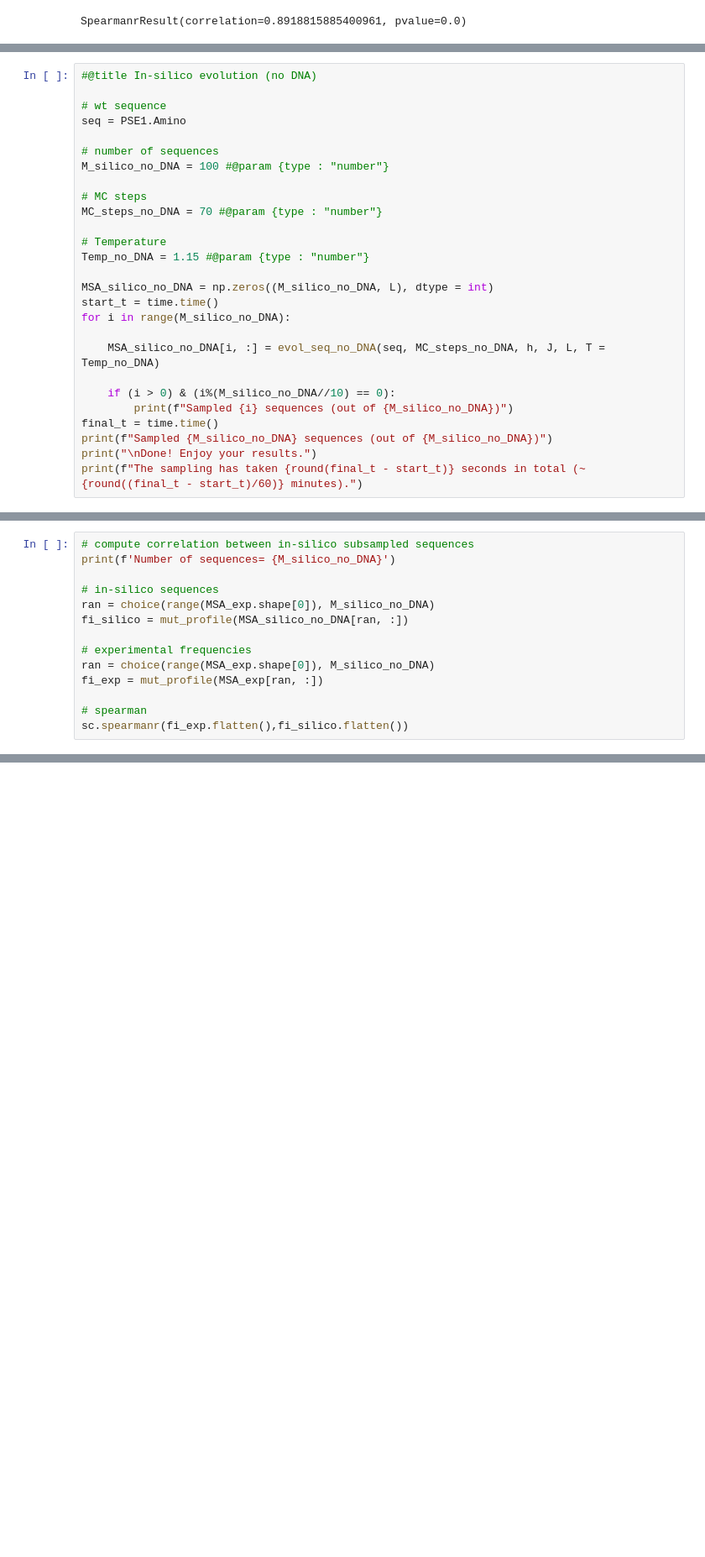
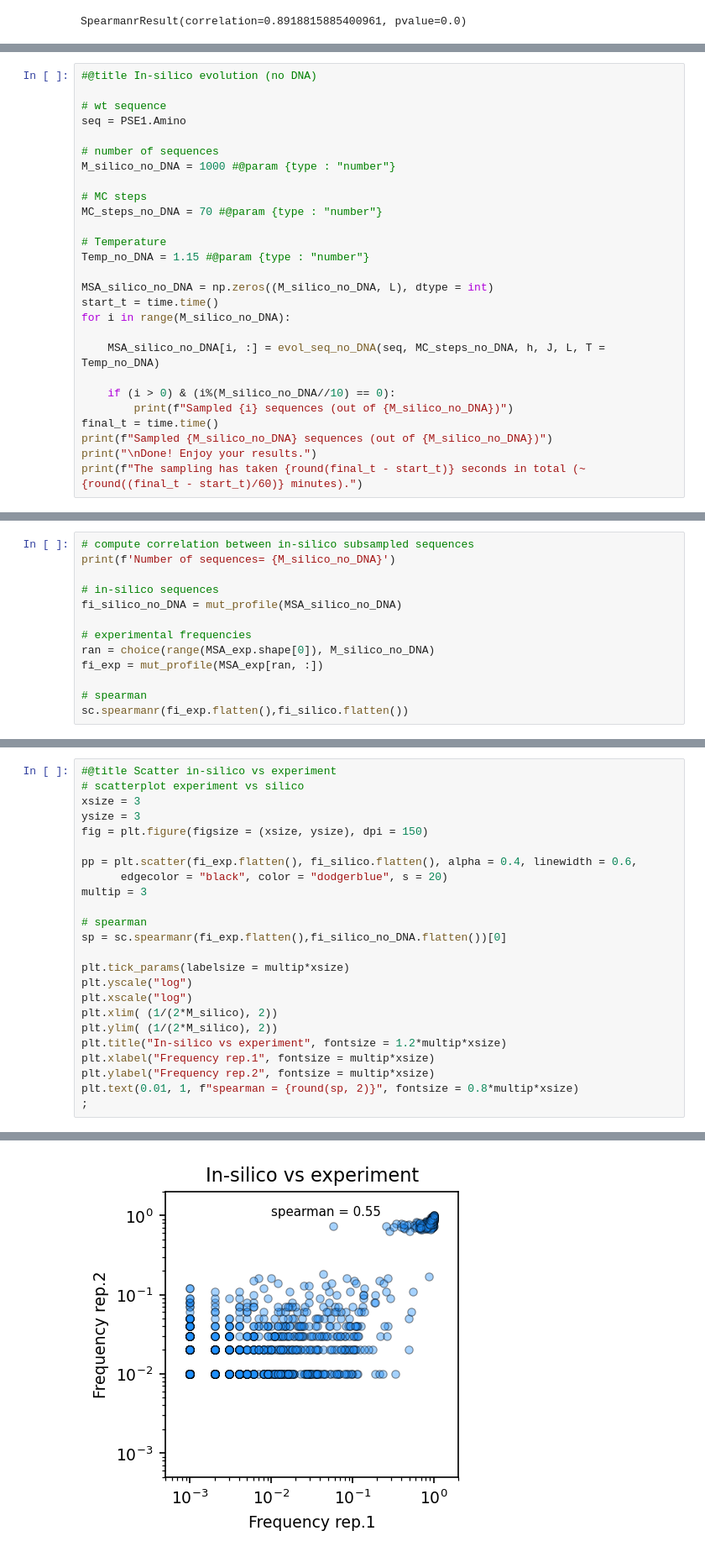
Before and after one commit to matteobisardi/ALGOSB_2021_tutorial, a Jupyter notebook: src/plmDCA_and_evolution.ipynb, the cells around one changed output, grey strips where cells are left out. Shown at 84% size. Drawn from its saved outputs; the diff is of its cells as text; blank space fills up the shorter version.

```diff
--- a/src/plmDCA_and_evolution.ipynb
+++ b/src/plmDCA_and_evolution.ipynb
@@ -1232,7 +1232,7 @@ You can play around with many parameters:
 seq = PSE1.Amino
 
 # number of sequences
-M_silico_no_DNA = 100 #@param {type : "number"}
+M_silico_no_DNA = 1000 #@param {type : "number"}
 
 # MC steps
 MC_steps_no_DNA = 70 #@param {type : "number"}
@@ -1271,8 +1271,7 @@ The sampling has taken 33 seconds in total (~ 1 minutes).
 print(f'Number of sequences= {M_silico_no_DNA}')
 
 # in-silico sequences
-ran = choice(range(MSA_exp.shape[0]), M_silico_no_DNA)
-fi_silico = mut_profile(MSA_silico_no_DNA[ran, :])
+fi_silico_no_DNA = mut_profile(MSA_silico_no_DNA)
 
 # experimental frequencies
 ran = choice(range(MSA_exp.shape[0]), M_silico_no_DNA)
@@ -1285,0 +1285,25 @@ IndexError: ignored
+# %%
+#@title Scatter in-silico vs experiment
+# scatterplot experiment vs silico
+xsize = 3
+ysize = 3
+fig = plt.figure(figsize = (xsize, ysize), dpi = 150)
+
+pp = plt.scatter(fi_exp.flatten(), fi_silico.flatten(), alpha = 0.4, linewidth = 0.6,
+      edgecolor = "black", color = "dodgerblue", s = 20)
+multip = 3
+
+# spearman
+sp = sc.spearmanr(fi_exp.flatten(),fi_silico_no_DNA.flatten())[0]
+
+plt.tick_params(labelsize = multip*xsize)
+plt.yscale("log")
+plt.xscale("log")
+plt.xlim( (1/(2*M_silico), 2))
+plt.ylim( (1/(2*M_silico), 2))
+plt.title("In-silico vs experiment", fontsize = 1.2*multip*xsize)
+plt.xlabel("Frequency rep.1", fontsize = multip*xsize)
+plt.ylabel("Frequency rep.2", fontsize = multip*xsize)
+plt.text(0.01, 1, f"spearman = {round(sp, 2)}", fontsize = 0.8*multip*xsize)
+;
+# %% [output]
@@ -1285,0 +1311 @@ IndexError: ignored
+[figure, added]
```
Also changed, not shown: parts of 3 cells of this notebook.
